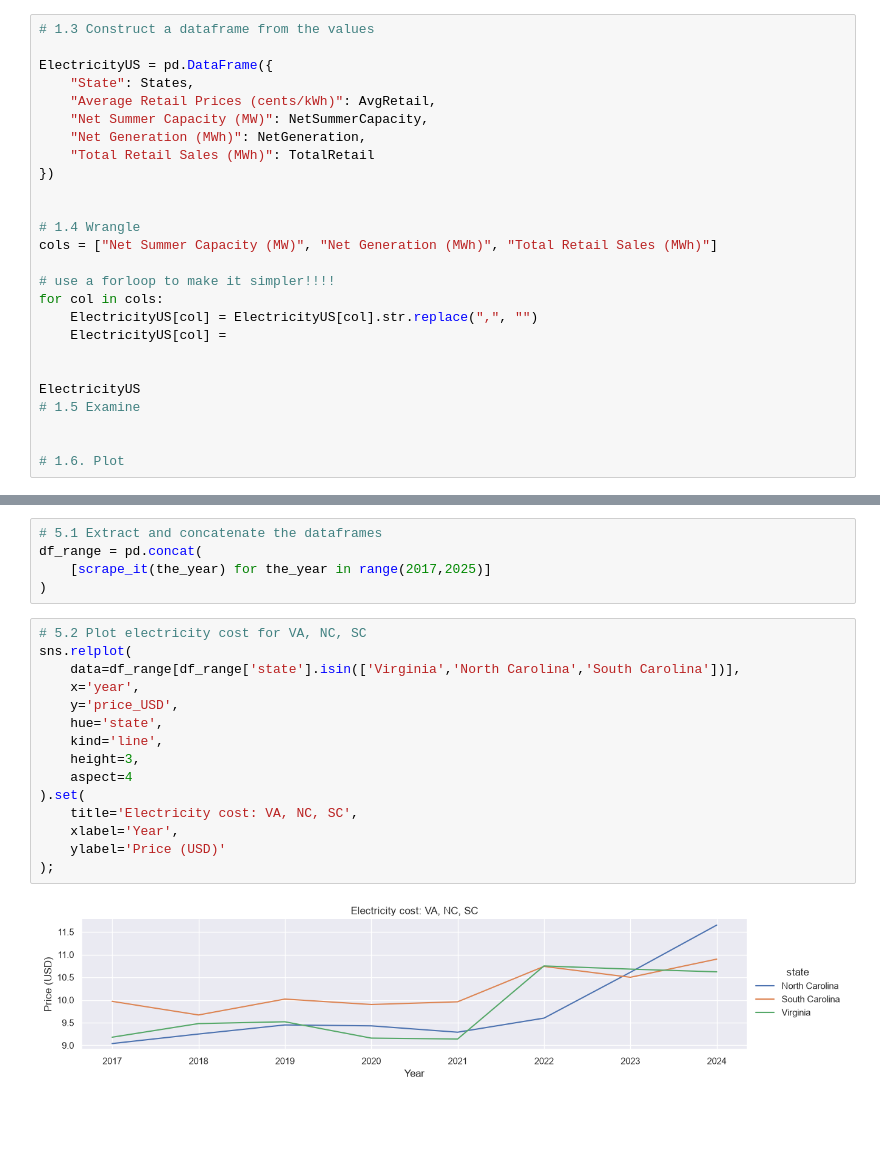
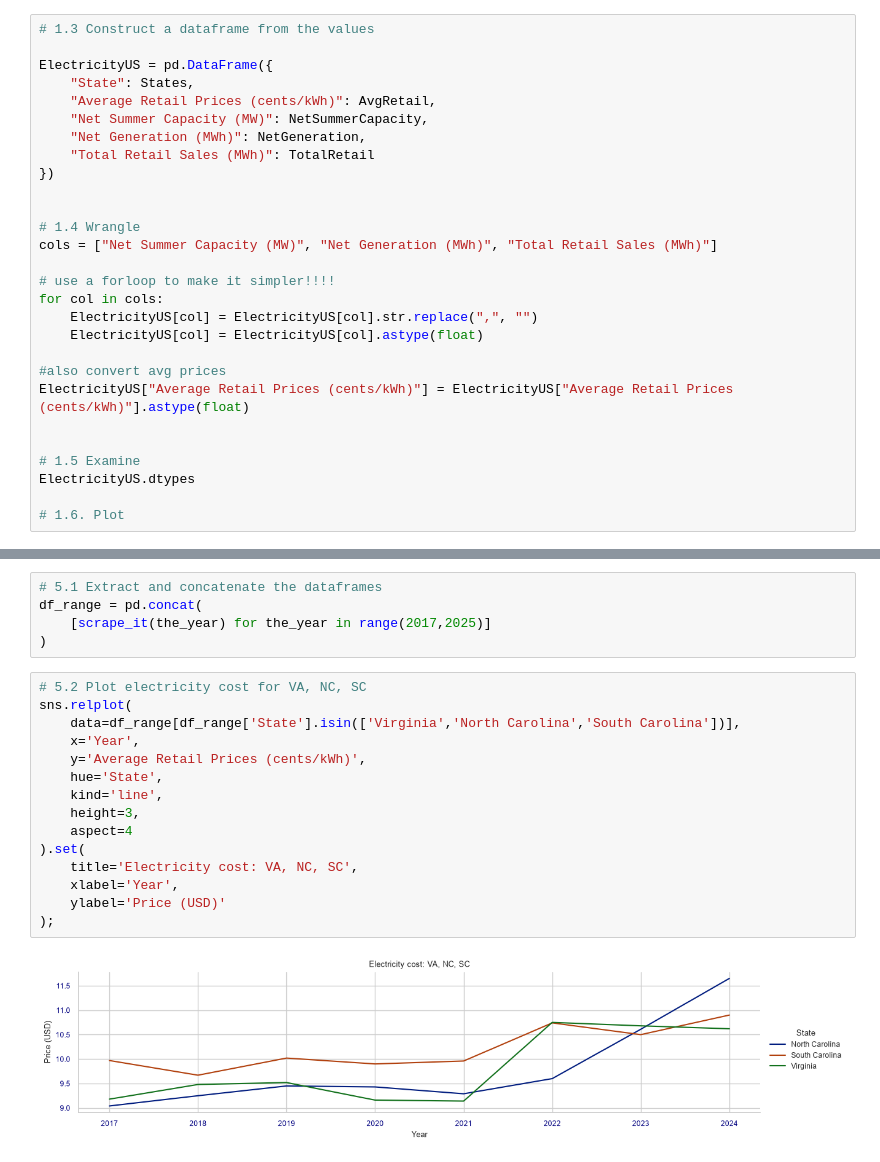
Before and after one commit to mbunker11/ENVR700, a Jupyter notebook: Lessons/M6-L-data-scraping.ipynb, the cells around one changed output, grey strips where cells are left out. Drawn from its saved outputs; the diff is of its cells as text; blank space fills up the shorter version.

```diff
--- a/Lessons/M6-L-data-scraping.ipynb
+++ b/Lessons/M6-L-data-scraping.ipynb
@@ -147,12 +147,14 @@ cols = ["Net Summer Capacity (MW)", "Net Generation (MWh)", "Total Retail Sales
 # use a forloop to make it simpler!!!!
 for col in cols:
     ElectricityUS[col] = ElectricityUS[col].str.replace(",", "")
-    ElectricityUS[col] =
+    ElectricityUS[col] = ElectricityUS[col].astype(float)
+
+#also convert avg prices
+ElectricityUS["Average Retail Prices (cents/kWh)"] = ElectricityUS["Average Retail Prices (cents/kWh)"].astype(float)
 
 
-ElectricityUS
 # 1.5 Examine
-
+ElectricityUS.dtypes
 
 # 1.6. Plot
 # %% [output]
@@ -246,17 +342,17 @@ df_range = pd.concat(
 # %%
 # 5.2 Plot electricity cost for VA, NC, SC
 sns.relplot(
-    data=df_range[df_range['state'].isin(['Virginia','North Carolina','South Carolina'])],
-    x='year',
-    y='price_USD',
-    hue='state',
+    data=df_range[df_range['State'].isin(['Virginia','North Carolina','South Carolina'])],
+    x='Year',
+    y='Average Retail Prices (cents/kWh)',
+    hue='State',
     kind='line',
     height=3,
     aspect=4
 ).set(
     title='Electricity cost: VA, NC, SC',
     xlabel='Year',
     ylabel='Price (USD)'
 );
 # %% [output]
-[figure, old version]
+[figure, new version]
```
Also changed, not shown: parts of 4 cells of this notebook.
